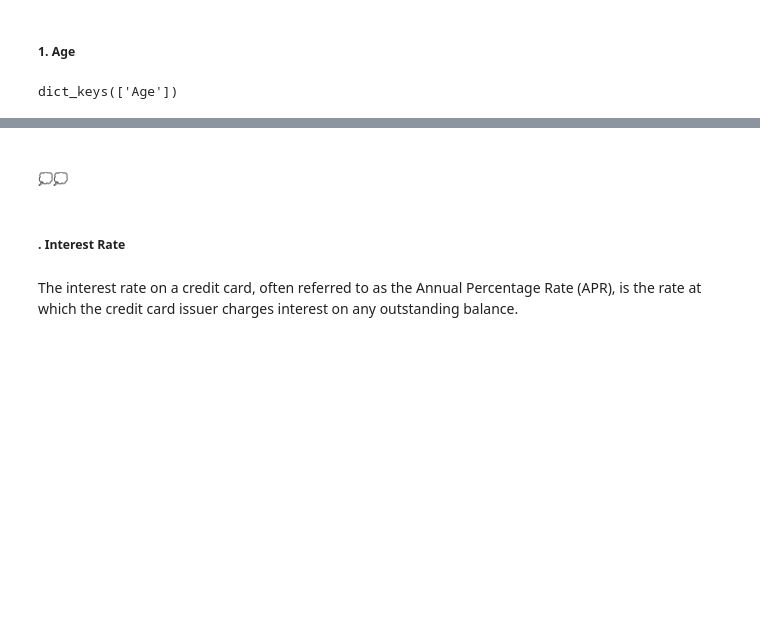
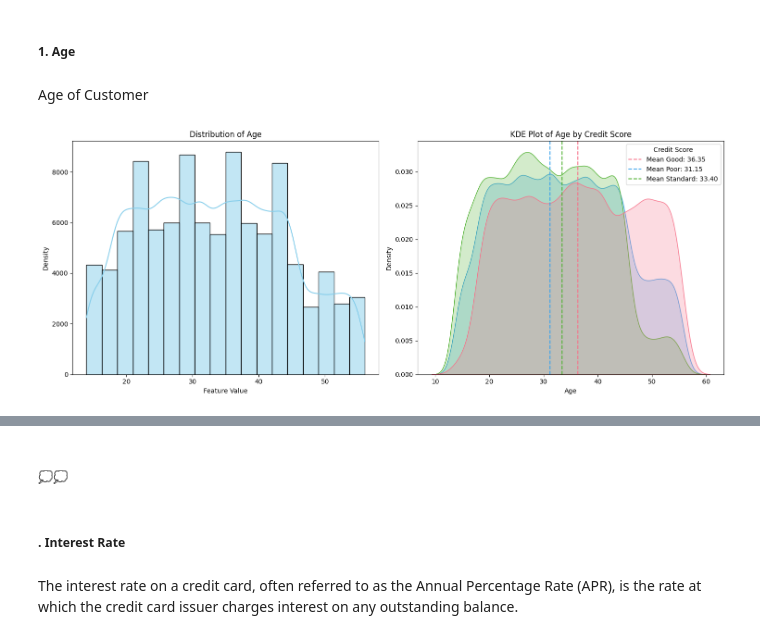
Before and after one commit to BasmaElhoseny01/Credit-Score-Classification-and-Analysis, a Jupyter notebook: src/preprocessing_visualizations.ipynb, the cells around one changed output, grey strips where cells are left out. Drawn from its saved outputs; the diff is of its cells as text; code cells hidden in the pictures; blank space fills up the shorter version.

Commit message:
Draw Continous

```diff
--- a/src/preprocessing_visualizations.ipynb
+++ b/src/preprocessing_visualizations.ipynb
@@ -88,7 +88,7 @@ def draw_continuous_features_distribution(df,feature_name):
     num_bins = int(np.ceil(np.log2(len(df[feature_name])) + 1))
     # Plotting the distribution of a feature using Seaborn
     sns.histplot(df[feature_name], bins=num_bins, kde=True, color='skyblue')
-    plt.xlabel('Feature Value')
+    plt.xlabel(f'{feature_name}')
     plt.ylabel('Density')
     plt.title(f'Distribution of {feature_name}')
 
@@ -217,14 +176,8 @@ for key,value in continuous_features.items():
 # %% [markdown]
 ##### 1. Age
-# %%
-# print("1.Age")
-# draw_continuous_features_distribution(df, feature_name='Age')
-# draw_continuous_features_KDE(df, feature_name='Age')
-print(continuous_features.keys())
-
-# for feature in continuous_features.keys():
-#     print(feature)
-# draw_continuous_feature(df=df,feature_name="Age")
-# print(continuous_features['Age'])
-# %% [output]
-dict_keys(['Age'])
+# %% [markdown]
+Age of Customer
+# %%
+draw_continuous_feature(df,feature_name='Age')
+# %% [output]
+[figure, added]
```
Also changed, not shown: parts of 21 cells of this notebook.
